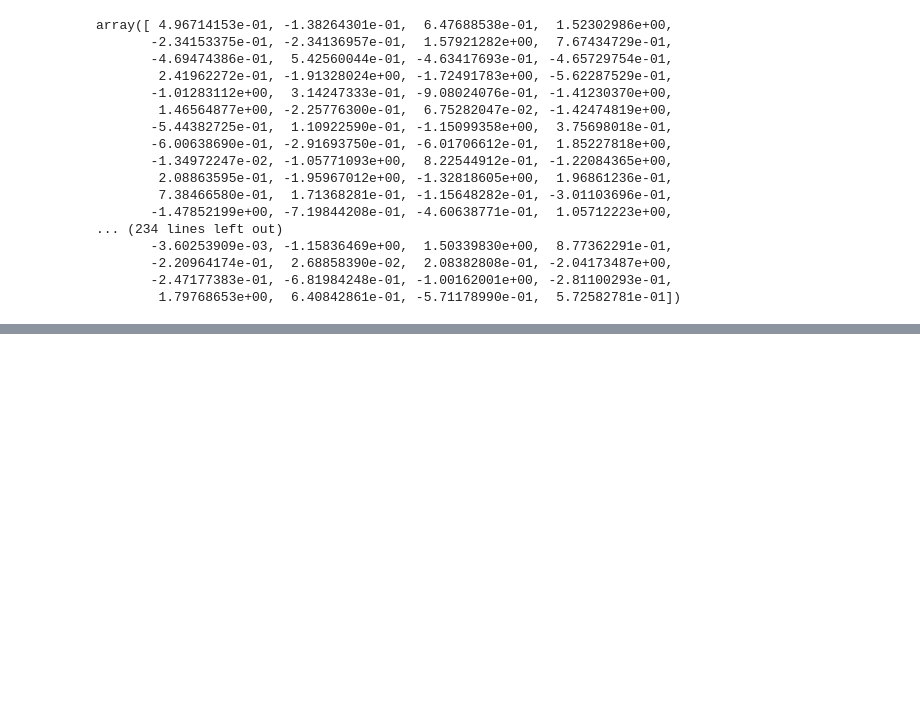
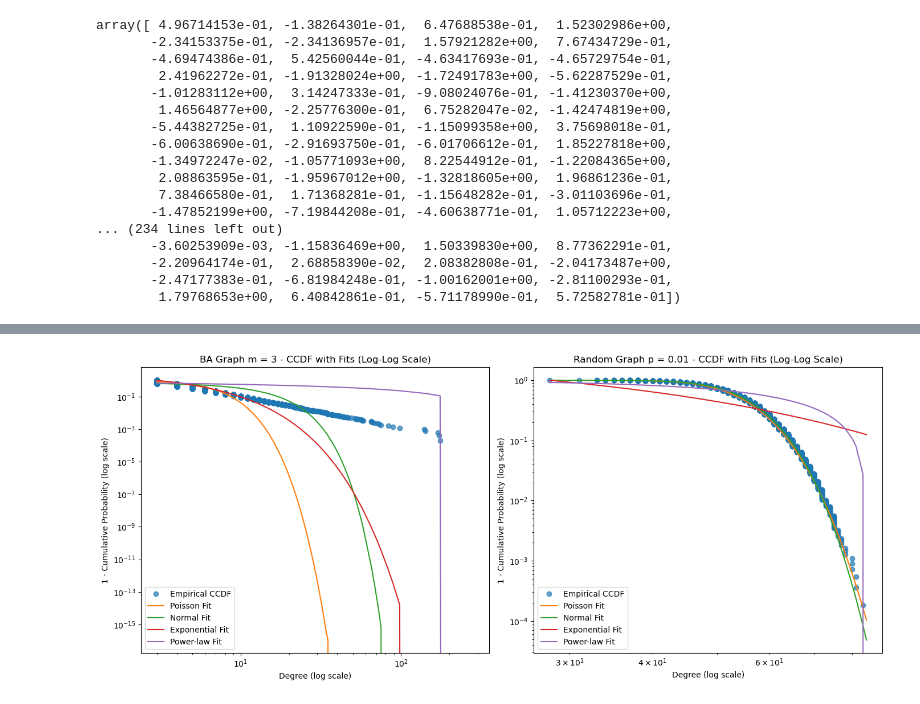
Before and after one commit to BoushiSeikatsu/MAS, a Jupyter notebook: cviko9.ipynb, the cells around one changed output, grey strips where cells are left out. Cells and saved outputs as stored; diff of their text form; code cells hidden in the pictures; blank space fills up the shorter version.

```diff
--- a/cviko9.ipynb
+++ b/cviko9.ipynb
@@ -246,0 +247,48 @@ plt.show()
+# %%
+# Function to fit and overlay distributions on CCDF
+def fit_and_plot_ccdf(graph, title, subplot_index):
+    # Compute degrees and sort them
+    degrees = np.array([d for _, d in graph.degree()])
+    sorted_degrees = np.sort(degrees)
+
+    # Calculate CCDF
+    ccdf = 1 - (np.arange(1, len(sorted_degrees) + 1) / len(sorted_degrees))
+
+    # Fit distributions
+    # Poisson
+    lambda_poisson = np.mean(degrees)
+    poisson_ccdf = 1 - poisson.cdf(sorted_degrees, mu=lambda_poisson)
+
+    # Normal
+    mu_normal, sigma_normal = norm.fit(degrees)
+    normal_ccdf = 1 - norm.cdf(sorted_degrees, loc=mu_normal, scale=sigma_normal)
+
+    # Exponential
+    loc_expon, scale_expon = expon.fit(degrees)
+    expon_ccdf = 1 - expon.cdf(sorted_degrees, loc=loc_expon, scale=scale_expon)
+
+    # Power-law
+    a_power, loc_power, scale_power = powerlaw.fit(degrees, floc=0)
+    power_ccdf = 1 - powerlaw.cdf(sorted_degrees, a=a_power, loc=loc_power, scale=scale_power)
+
+    # Plot CCDF
+    plt.subplot(1, 2, subplot_index)
+    plt.loglog(sorted_degrees, ccdf, 'o', alpha=0.7, label='Empirical CCDF')
+    plt.loglog(sorted_degrees, poisson_ccdf, '-', label='Poisson Fit')
+    plt.loglog(sorted_degrees, normal_ccdf, '-', label='Normal Fit')
+    plt.loglog(sorted_degrees, expon_ccdf, '-', label='Exponential Fit')
+    plt.loglog(sorted_degrees, power_ccdf, '-', label='Power-law Fit')
+
+    plt.title(f"{title} - CCDF with Fits (Log-Log Scale)")
+    plt.xlabel("Degree (log scale)")
+    plt.ylabel("1 - Cumulative Probability (log scale)")
+    plt.legend()
+
+# Plot CCDF with fits for both graphs
+plt.figure(figsize=(14, 6))
+fit_and_plot_ccdf(BAGraph2, "BA Graph m = 3", 1)
+fit_and_plot_ccdf(RandomGraph, "Random Graph p = 0.01", 2)
+plt.tight_layout()
+plt.show()
+# %% [output]
+[figure, added]
```
Also changed, not shown: parts of 3 cells of this notebook.
